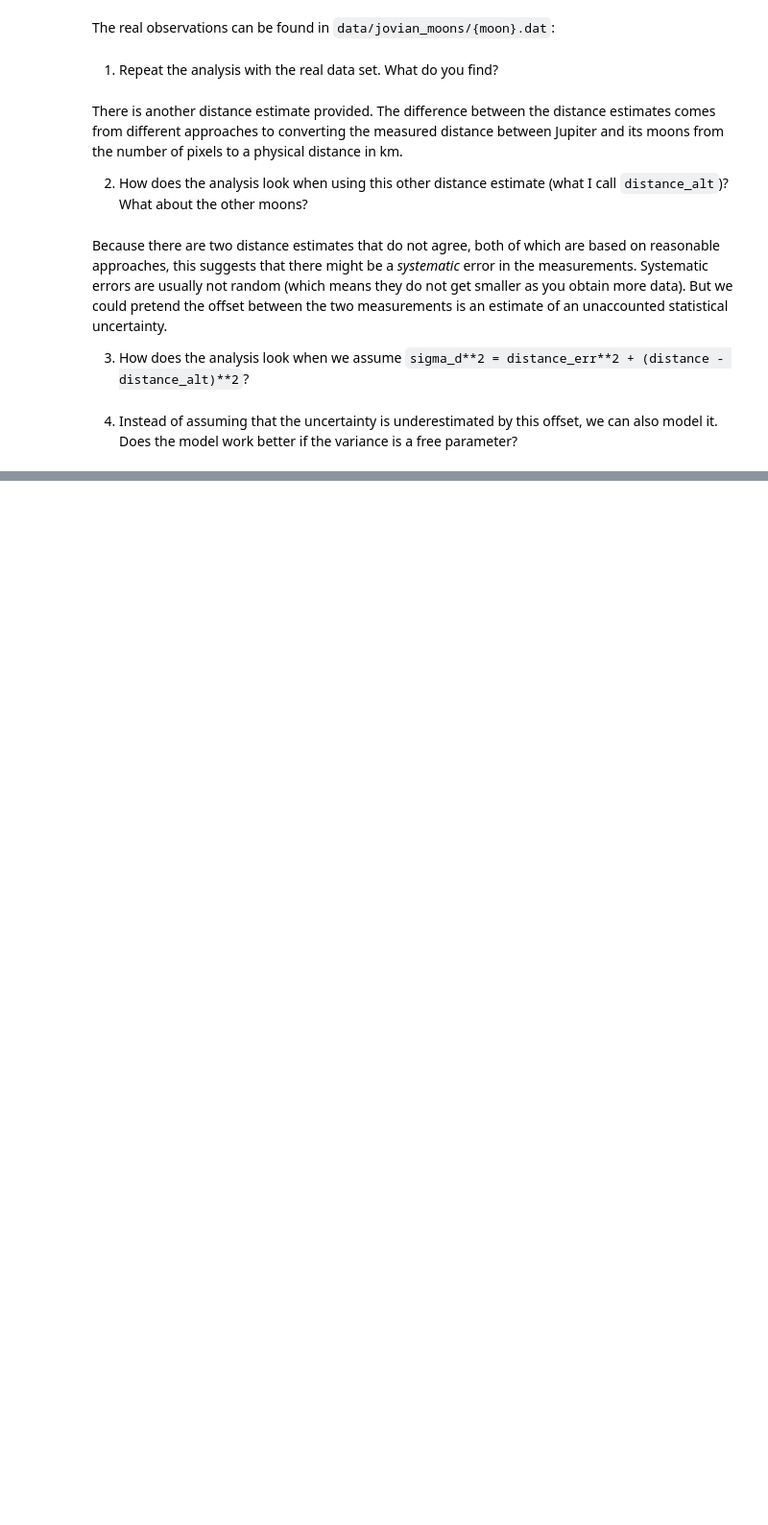
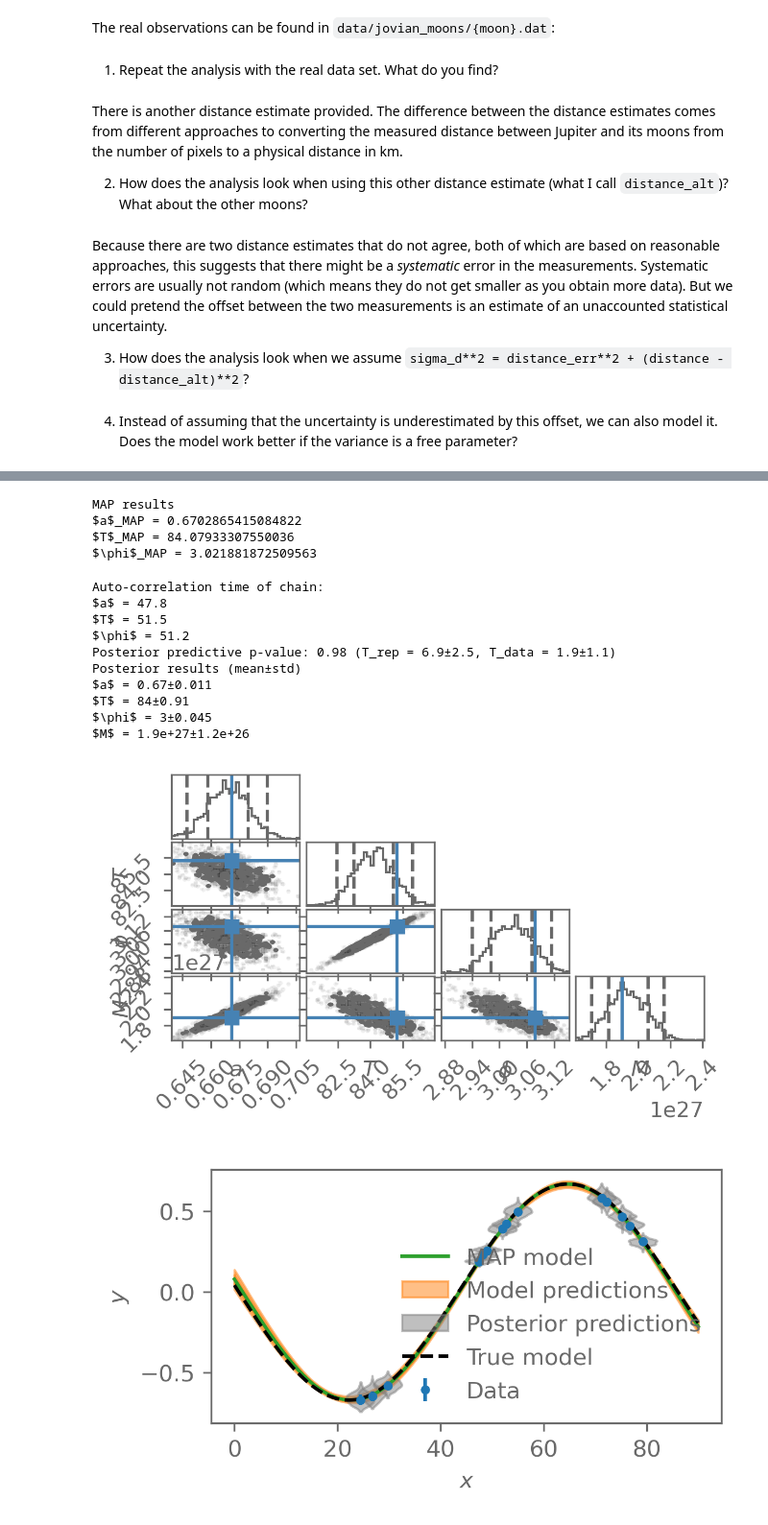
Before and after one commit to diegorad/Bayesian-Stats-HS2026, a Jupyter notebook: my_solutions/week4_intro_to_bayes_exercises.ipynb, the cells around one changed output, grey strips where cells are left out. Shown at 96% size. Saved outputs shown, nothing was run; the diff lists cells and outputs as text; code cells hidden in the pictures; blank space fills up the shorter version.

```diff
--- a/my_solutions/week4_intro_to_bayes_exercises.ipynb
+++ b/my_solutions/week4_intro_to_bayes_exercises.ipynb
@@ -231,3 +604,11 @@ Because there are two distance estimates that do not agree, both of which are ba
 # %% [markdown]
 
 4. Instead of assuming that the uncertainty is underestimated by this offset, we can also model it. Does the model work better if the variance is a free parameter?
+# %%
+# Literature values
+theta_true = dict(
+    Io=[0.421700, 1.769*24, 2.935632897970926],
+    Ganymede=[1.070400, 7.155*24, 1.5793369771861996],
+    Europa=[0.671100, 3.551*24, 3.0779939041348796],
+    Callisto=[1.882700, 16.689*24, 1.9374307501130097],
+)
@@ -233,0 +664,57 @@ Because there are two distance estimates that do not agree, both of which are ba
+# %%
+def base_model(theta, t):
+    semimajor, period, phi = theta
+    return semimajor * np.sin(2 * np.pi * t / period+phi)
+# %%
+t_for_model = np.linspace(0, 90, 1000)
+
+log_posterior, model, predict, ppd_test_statistic = build_inference_model(
+    model_fn=base_model
+)
+
+# Inflate the uncertainty by the offset between the two distance estimates
+distance_err_with_systematic = np.sqrt(distance_err**2 + (distance_alt-distance)**2)
+
+data = dict(
+    x=t, y=distance, y_err=distance_err_with_systematic
+)
+
+# derived parameter -- we want the mass based on the
+# measured semimajor axis and period.
+def mass_from_Kepler_3rd_law(theta):
+    semimajor, period = theta[:2]
+    return 4*(np.pi**2)/6.674e-11*((1e9*semimajor)**3)/((period*3600)**2)
+
+
+results = analyse_data(
+    data=data,
+    log_posterior_fn=log_posterior,
+    model_fn=model,
+    predict_fn=predict,
+    ppd_test_statistic_fn=ppd_test_statistic,
+    param_names=["$a$", "$T$", "$\\phi$"],
+    derived_parameter_fn=mass_from_Kepler_3rd_law,
+    derived_parameter_names=["$M$"],
+    derived_parameter_true=[1.8982e27],
+    theta_true=theta_true[moon],
+    theta_init=theta_true[moon],
+    n_step_emcee=5000,
+    model_x=t_for_model,
+)
+# %% [output]
+MAP results
+$a$_MAP = 0.6702865415084822
+$T$_MAP = 84.07933307550036
+$\phi$_MAP = 3.021881872509563
+Auto-correlation time of chain:
+$a$ = 47.8
+$T$ = 51.5
+$\phi$ = 51.2
+Posterior predictive p-value: 0.98 (T_rep = 6.9±2.5, T_data = 1.9±1.1)
+Posterior results (mean±std)
+$a$ = 0.67±0.011
+$T$ = 84±0.91
+$\phi$ = 3±0.045
+$M$ = 1.9e+27±1.2e+26
+[figure, added]
+[figure, added]
```
Also changed, not shown: parts of 19 cells of this notebook, 1 other file.
